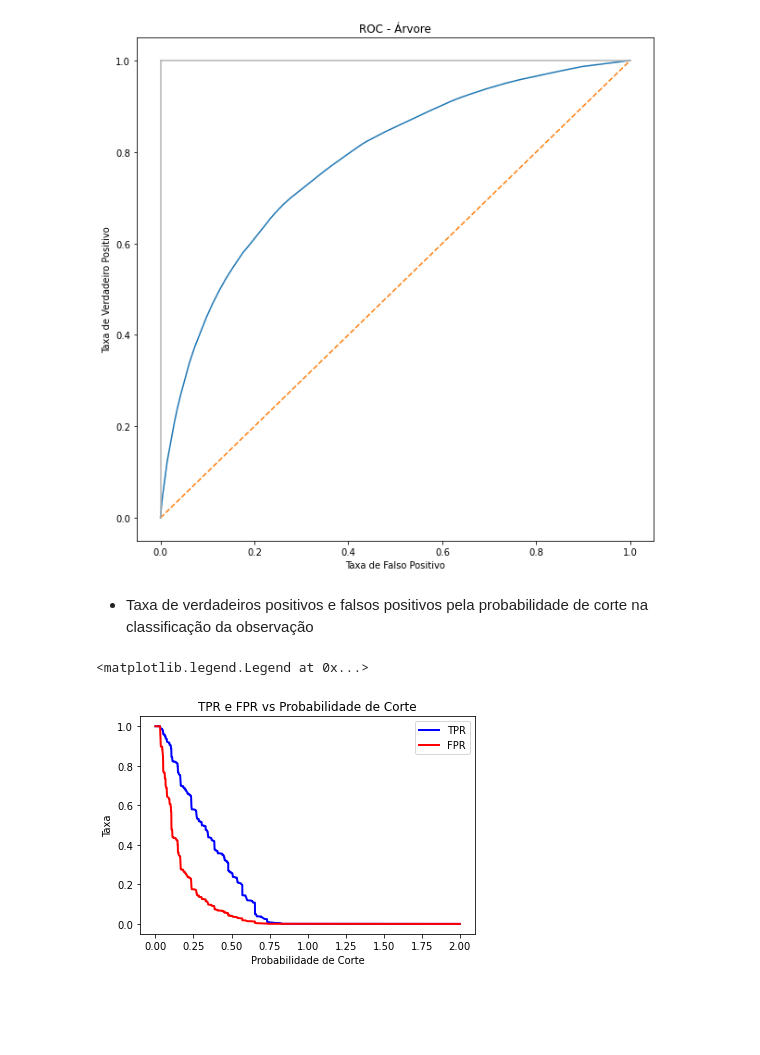
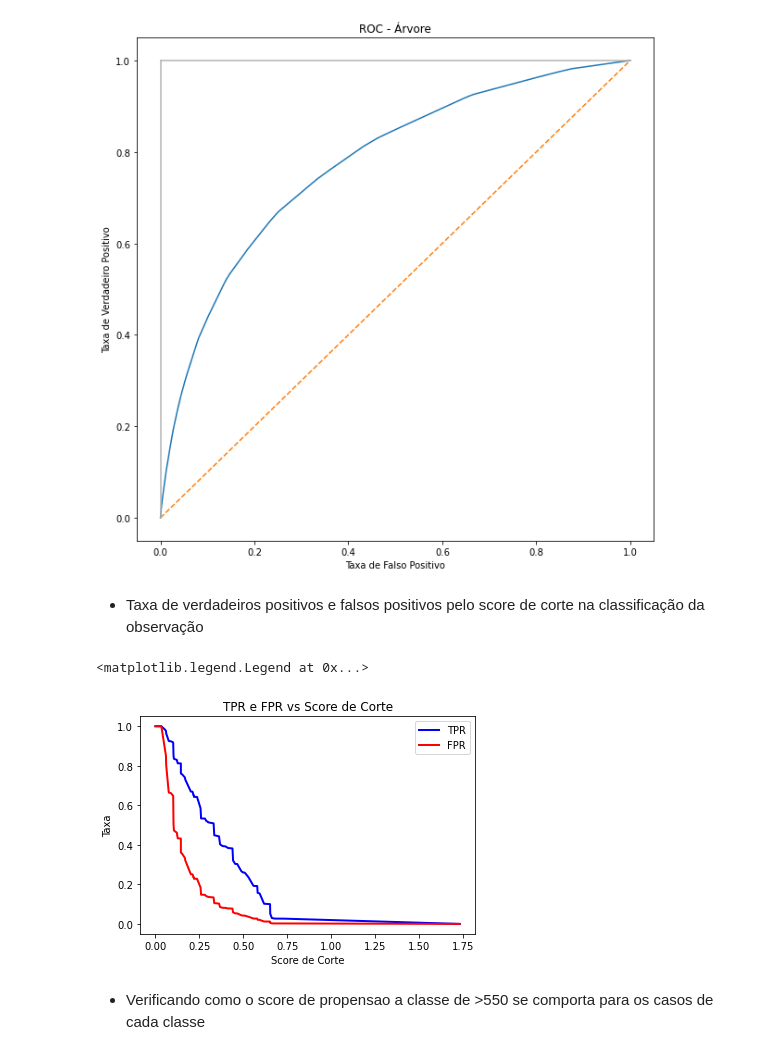
Before and after one commit to GCabral95/Aprendizado_Supervisionado, a Jupyter notebook: Modelos de Árvores.ipynb, the cells around one changed output. Drawn from its saved outputs; the diff is of its cells as text; code cells hidden in the pictures; blank space fills up the shorter version.

```diff
--- a/Modelos de Árvores.ipynb
+++ b/Modelos de Árvores.ipynb
@@ -264,7 +323,7 @@ X_train, X_test, y_train, y_test = train_test_split(df_indep, df_dep, test_size=
             * Recall: Dos casos positivos da base, quanto % o modelo acertou que são positivas
         * ROC AUC Score: Área sob a curva ROC, mensura o quão bem o modelo esta identificando os verdadeiros positivos sem elevar os falsos positivos
 # %%
-parametro = {'max_depth':np.arange(2, 10,1)}
+parametro = {'max_depth':np.arange(2, 7,1), 'criterion': ['gini','entropy'],}
 scoring = {'AUC': 'roc_auc', 'f1': 'f1'}
 # %% [markdown]
 * A escolha da variável que irá dividir o nó será realizada com base na divisão que gerar os grupos mais homogêneos (splitter = 'best')
@@ -272,7 +331,7 @@ scoring = {'AUC': 'roc_auc', 'f1': 'f1'}
 clf = tree.DecisionTreeClassifier(splitter = 'best', random_state=42)
 # %%
 #Iterando (cross-validation) para obter o melhor hiperparâmetro com base na métrica do ROC AUC Score
-clf = GridSearchCV(clf, parametro, scoring= scoring, refit = 'AUC', cv=10)
+clf = GridSearchCV(clf, parametro, scoring= scoring, refit = 'AUC', cv=10, n_jobs=-1)
 clf.fit(X_train,y_train)
 # %% [output]
 GridSearchCV(cv=10, error_score=nan,
@@ -356,15 +424,17 @@ plt.show()
 # %% [output]
 [figure]
 # %% [markdown]
-* Taxa de verdadeiros positivos e falsos positivos pela probabilidade de corte na classificação da observação
+* Taxa de verdadeiros positivos e falsos positivos pelo score de corte na classificação da observação
 # %%
 fig, ax = plt.subplots(1,1)
-plt.title('TPR e FPR vs Probabilidade de Corte')
+plt.title('TPR e FPR vs Score de Corte')
 plt.ylabel('Taxa')
-plt.xlabel('Probabilidade de Corte')
+plt.xlabel('Score de Corte')
 plt.plot(threshold, tpr, color='blue', linewidth=2, label = 'TPR')
 plt.plot(threshold, fpr, color='red', linewidth=2, label = 'FPR')
 plt.legend()
 # %% [output]
 <matplotlib.legend.Legend at 0x...>
-[figure, old version]
+[figure, new version]
+# %% [markdown]
+* Verificando como o score de propensao a classe de >550 se comporta para os casos de cada classe
```
Also changed, not shown: parts of 52 cells of this notebook.
